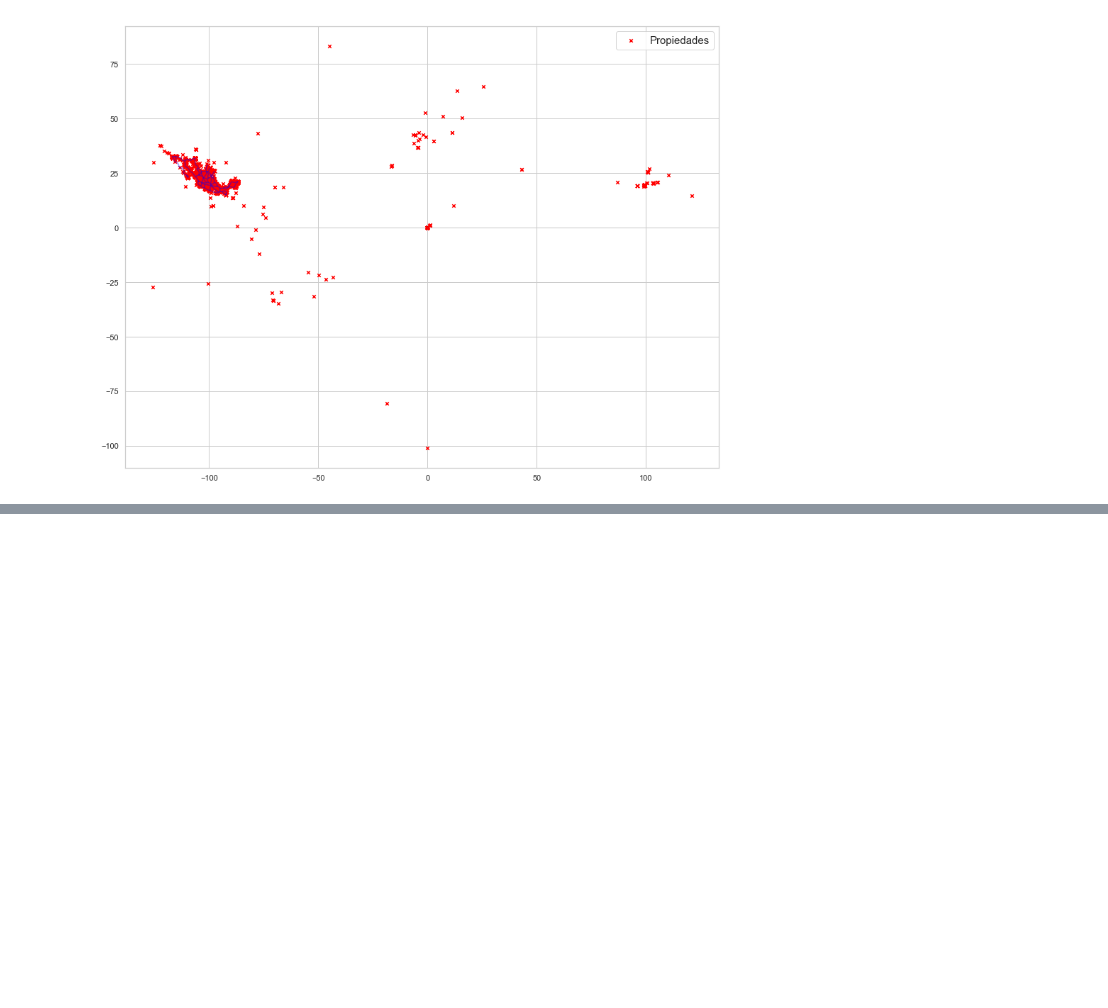
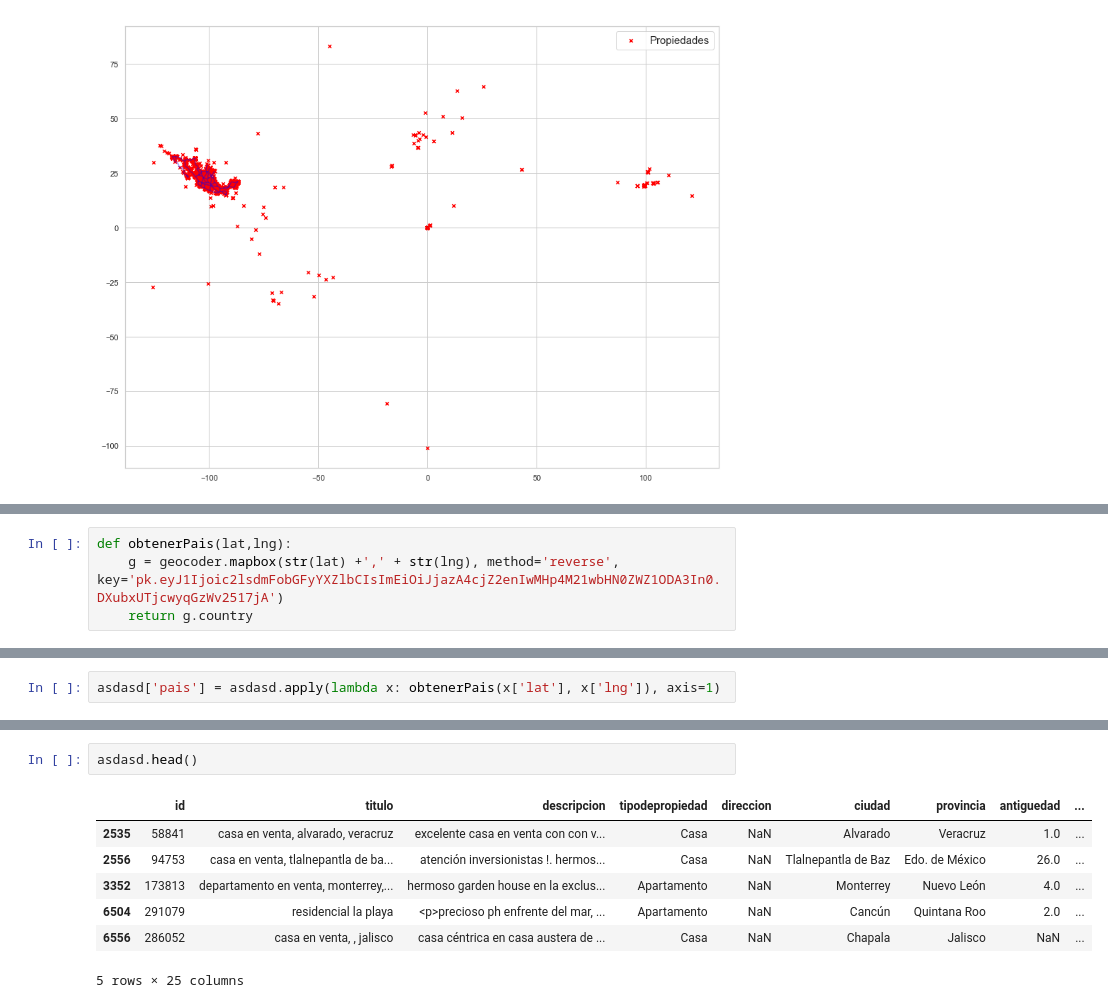
Before and after one commit to patopizzini/Organizacion_Datos_2C2019, a Jupyter notebook: TP1/TP1 Andres.ipynb, the cells around one changed output, grey strips where cells are left out. Drawn from its saved outputs; the diff is of its cells as text; blank space fills up the shorter version.

```diff
--- a/TP1/TP1 Andres.ipynb
+++ b/TP1/TP1 Andres.ipynb
@@ -313,0 +321,4 @@ plt.legend(prop={'size': 15})
+# %%
+def obtenerPais(lat,lng):
+    g = geocoder.mapbox(str(lat) +',' + str(lng), method='reverse', key='pk.eyJ1Ijoic2lsdmFobGFyYXZlbCIsImEiOiJjazA4cjZ2enIwMHp4M21wbHN0ZWZ1ODA3In0.DXubxUTjcwyqGzWv2517jA')
+    return g.country
@@ -313,0 +385,2 @@ plt.legend(prop={'size': 15})
+# %%
+asdasd['pais'] = asdasd.apply(lambda x: obtenerPais(x['lat'], x['lng']), axis=1)
@@ -313,0 +407,10 @@ plt.legend(prop={'size': 15})
+# %%
+asdasd.head()
+# %% [output]
+|  | id | titulo | descripcion | tipodepropiedad | direccion | ciudad | provincia | antiguedad | ... |
+| 2535 | 58841 | casa en venta, alvarado, veracruz | excelente casa en venta con con v... | Casa | NaN | Alvarado | Veracruz | 1.0 | ... |
+| 2556 | 94753 | casa en venta, tlalnepantla de ba... | atención inversionistas !. hermos... | Casa | NaN | Tlalnepantla de Baz | Edo. de México | 26.0 | ... |
+| 3352 | 173813 | departamento en venta, monterrey,... | hermoso garden house en la exclus... | Apartamento | NaN | Monterrey | Nuevo León | 4.0 | ... |
+| 6504 | 291079 | residencial la playa | <p>precioso ph enfrente del mar, ... | Apartamento | NaN | Cancún | Quintana Roo | 2.0 | ... |
+| 6556 | 286052 | casa en venta, , jalisco | casa céntrica en casa austera de ... | Casa | NaN | Chapala | Jalisco | NaN | ... |
+5 rows × 25 columns
```
Also changed, not shown: parts of 20 cells of this notebook.
